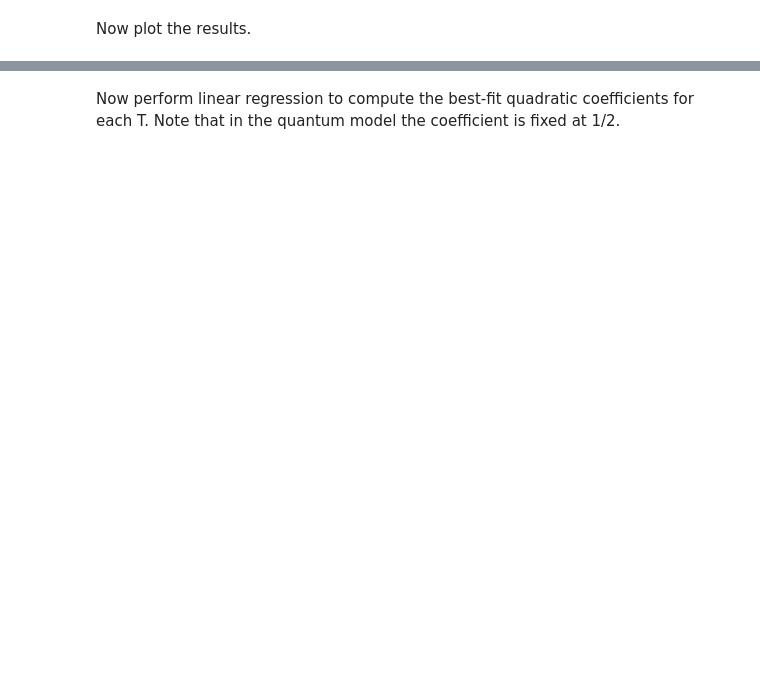
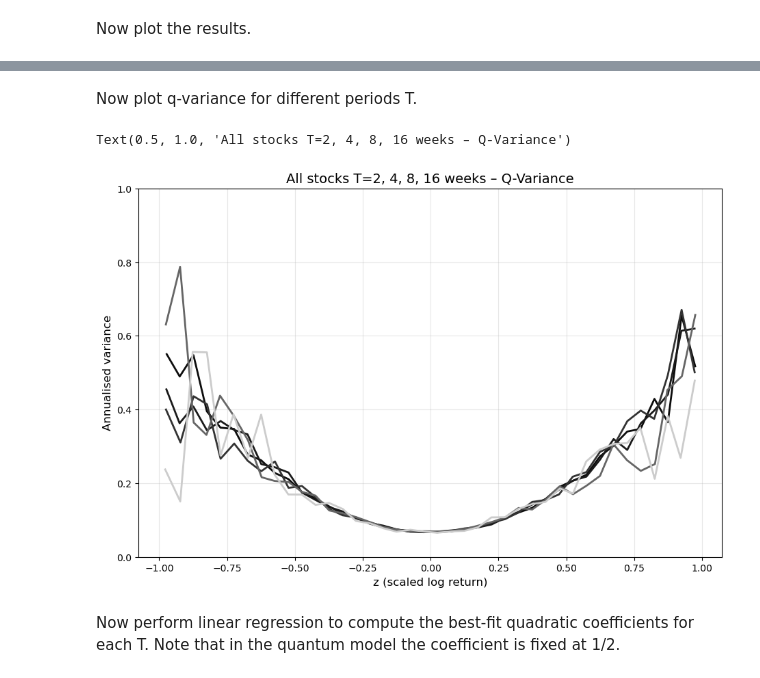
Before and after one commit to q-variance/challenge, a Jupyter notebook: notebooks/QuantumDistSim.ipynb, the cells around one changed output, grey strips where cells are left out. Drawn from its saved outputs; the diff is of its cells as text; code cells hidden in the pictures; blank space fills up the shorter version.

```diff
--- a/notebooks/QuantumDistSim.ipynb
+++ b/notebooks/QuantumDistSim.ipynb
@@ -297,3 +269,37 @@ Text(0.5, 1.0, 'All stocks T=2, 4, 8, 16 weeks – Q-Variance')
+# %% [markdown]
+Now plot q-variance for different periods T.
+# %%
+TVEC = [5, 10, 20, 40, 80]
+
+fig, ax = plt.subplots(figsize=(11, 7))
+popt = [0.2586, 0.0214]  # same as optimized fit to data  # for competition score should fit original parabola
+#plt.plot(binned.z_mid, binned['v'], 'b-', lw=3,label='all T')
+#plt.plot(binned.z_mid, qvarcurve, 'red', lw=3, label=f'σ₀ = {popt[0]:.3f}, zoff = {popt[1]:.3f}, R² = {r2:.3f}')
+
+for Tcur in TVEC:
+    datacur = df[(df["t"] == Tcur)].copy()
+    binned = (datacur.assign(z_bin=pd.cut(datacur.z, bins=bins, include_lowest=True))
+                   .groupby('z_bin',observed=False)
+                   .agg(z_mid=('z', 'mean'), v=('v', 'mean'))
+                   .dropna())
+    popt, _ = curve_fit(q_variance_model, binned.z_mid, binned["v"], p0=[0.02])  # custom fit
+    ###binned.z_mid = binned.z_mid - Tcur/252*popt[0]**2/2  # correct for offset
+    r2 = 1 - np.sum((binned["v"] - qvarcurve)**2) / np.sum((binned["v"] - binned["v"].mean())**2)
+    #print(f"T = {Tcur} σ₀ = {popt[0]:.4f}  zoff = {popt[1]:.4f}  R² = {r2:.4f}")
+    colcur = str(Tcur/100)
+    plt.plot(binned.z_mid, binned['v'], c=colcur, lw=2,label=f'T = {Tcur/5:.0f}, R² = {r2:.3f}')
+    #plt.plot(binned.z_mid, qvarcurve, c='red', lw=2,label=f'q-variance')
+
+plt.xlabel('z (scaled log return)', fontsize=12)
+plt.ylabel('Annualised variance', fontsize=12)
+#plt.legend(fontsize=10, loc='upper center')
+plt.grid(alpha=0.3)
+plt.ylim(0,1)
+plt.title('All stocks T=2, 4, 8, 16 weeks – Q-Variance', fontsize=14)
+#plt.savefig('Figure_2_1000yr.png', dpi=300, bbox_inches='tight')
+# %% [output]
+Text(0.5, 1.0, 'All stocks T=2, 4, 8, 16 weeks – Q-Variance')
+[figure, added]
 # %% [markdown]
 Now perform linear regression to compute the best-fit quadratic coefficients for each T. Note that in the quantum model the coefficient is fixed at 1/2.
 # %%
```
Also changed, not shown: parts of 5 cells of this notebook.
